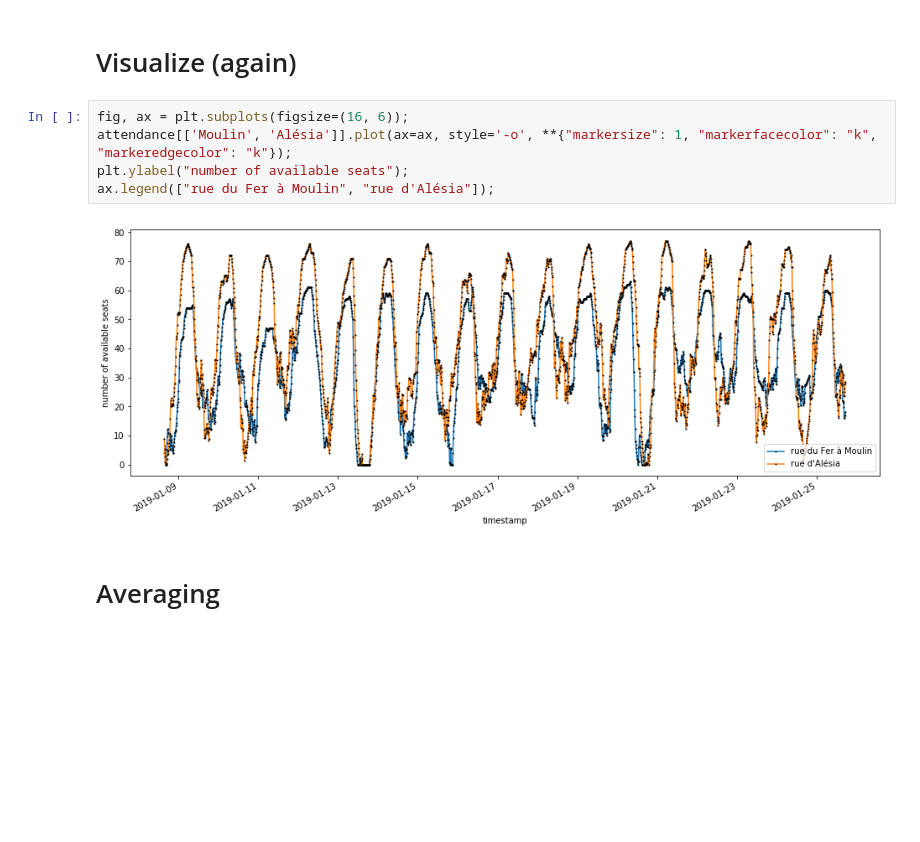
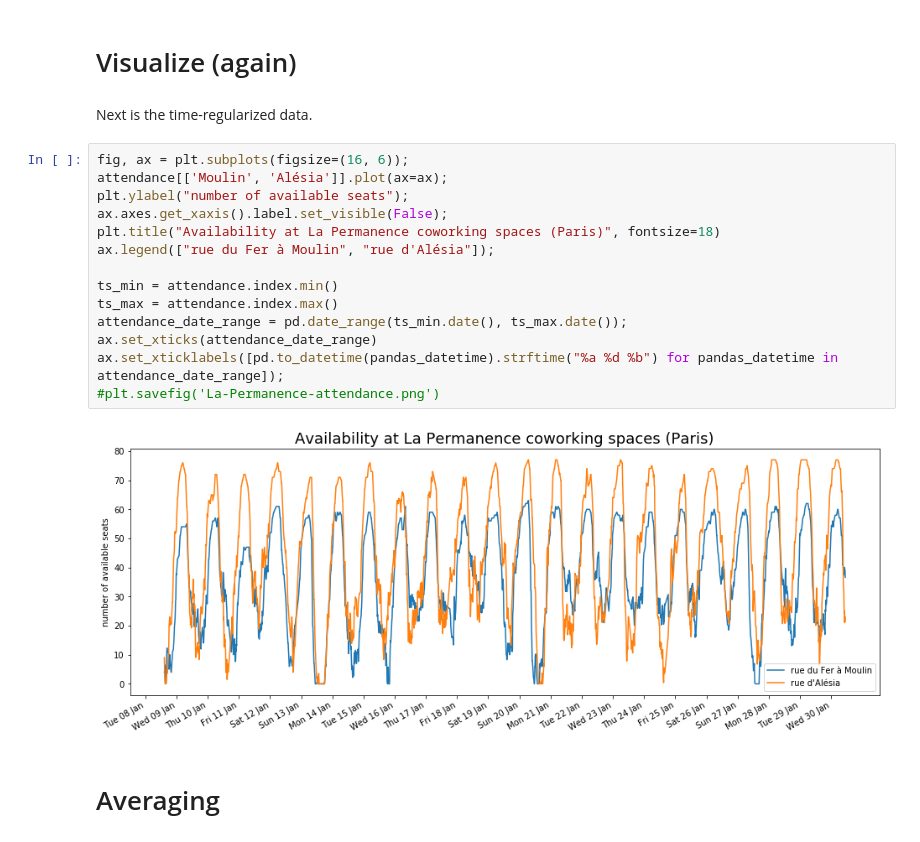
Before and after one commit to antoinechoffrut/la_permanence, a Jupyter notebook: la_permanence_EDA.ipynb, the cells around one changed output. Drawn from its saved outputs; the diff is of its cells as text; blank space fills up the shorter version.

Commit message:
Minor edits to figure

```diff
--- a/la_permanence_EDA.ipynb
+++ b/la_permanence_EDA.ipynb
@@ -94,13 +103,24 @@ attendance.head()
 | 2019-01-08 16:20:00+01:00 | 1.500 | 0.000 |
 # %% [markdown]
 # Visualize (again)
+# %% [markdown]
+Next is the time-regularized data.
 # %%
 fig, ax = plt.subplots(figsize=(16, 6));
-attendance[['Moulin', 'Alésia']].plot(ax=ax, style='-o', **{"markersize": 1, "markerfacecolor": "k", "markeredgecolor": "k"});
+attendance[['Moulin', 'Alésia']].plot(ax=ax);
 plt.ylabel("number of available seats");
+ax.axes.get_xaxis().label.set_visible(False);
+plt.title("Availability at La Permanence coworking spaces (Paris)", fontsize=18)
 ax.legend(["rue du Fer à Moulin", "rue d'Alésia"]);
+
+ts_min = attendance.index.min()
+ts_max = attendance.index.max()
+attendance_date_range = pd.date_range(ts_min.date(), ts_max.date());
+ax.set_xticks(attendance_date_range)
+ax.set_xticklabels([pd.to_datetime(pandas_datetime).strftime("%a %d %b") for pandas_datetime in attendance_date_range]);
+#plt.savefig('La-Permanence-attendance.png')
 # %% [output]
-[figure, old version]
+[figure, new version]
 # %% [markdown]
 # Averaging
 # %% [markdown]
```
Also changed, not shown: parts of 7 cells of this notebook.
